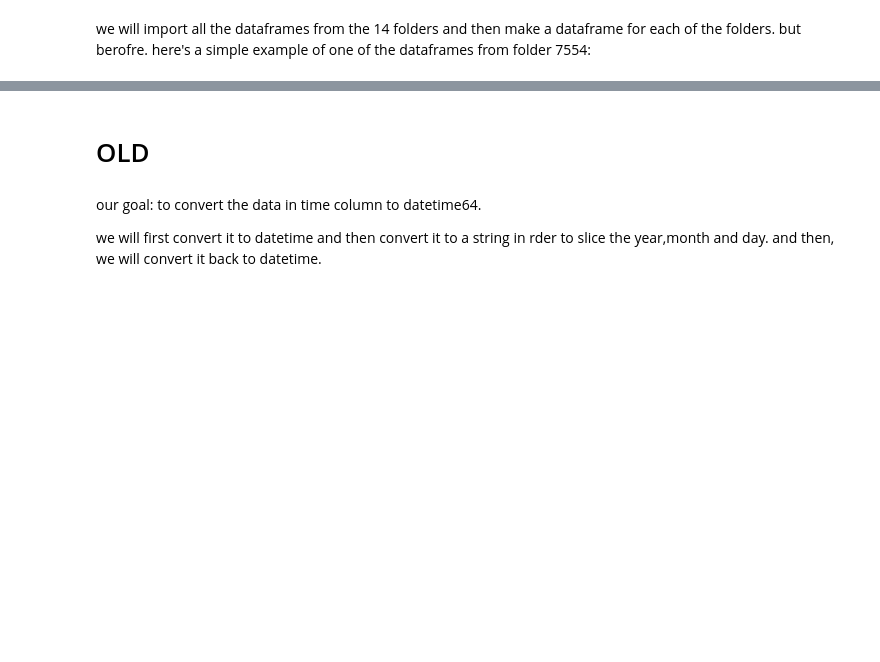
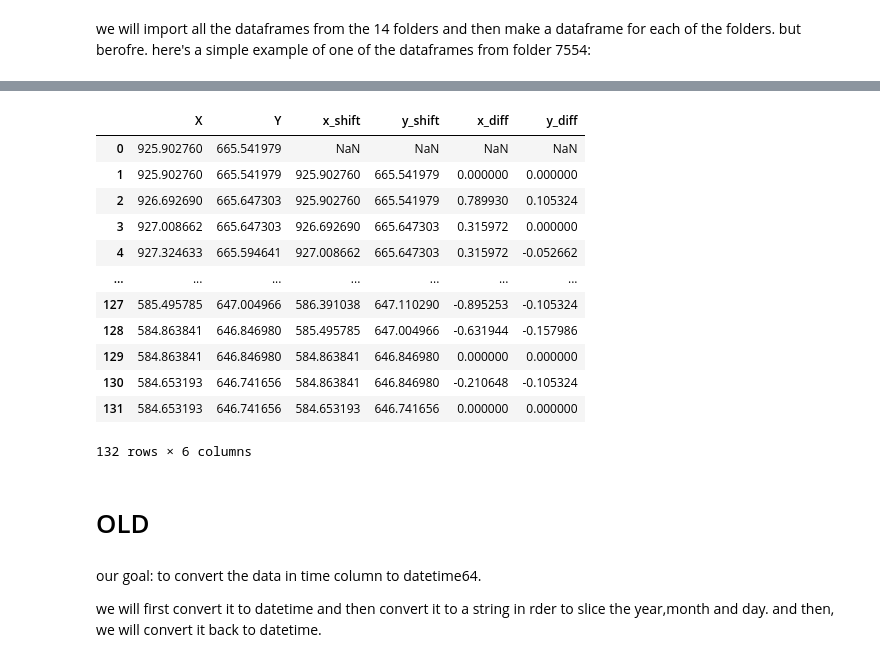
Before and after one commit to BabyBlue555/firstYear_semB_project, a Jupyter notebook: task4.ipynb, the cells around one changed output, grey strips where cells are left out. Drawn from its saved outputs; the diff is of its cells as text; code cells hidden in the pictures; blank space fills up the shorter version.

```diff
--- a/task4.ipynb
+++ b/task4.ipynb
@@ -388,0 +441,38 @@ this is the number of hand raising in the df:
+# %%
+df_slope = pd.DataFrame()
+
+df_slope['X']= df['X'].copy().to_frame()
+df_slope['Y']= df['Y'].copy().to_frame()
+
+df_slope['x_shift']=df_slope['X'].shift(periods = 1)
+df_slope['y_shift']=df_slope['Y'].shift(periods = 1)
+
+df_slope['x_diff']=df_slope['X'].sub(df_slope['x_shift'])
+df_slope['y_diff']=df_slope['Y'].sub(df_slope['y_shift'])
+
+# df_slope['point2']=
+
+#  df_time = pd.DataFrame()
+#     df_time['time']= df[' Time'].copy().to_frame()
+#     df_time['time_shift']=df_time['time'].shift(periods = 1)
+# #     print(df_time)
+#     df_time['time']=convert_to_float(df_time,'time')
+#     df_time['time_shift']=convert_to_float(df_time,'time_shift')
+#     df_time['Diff']=df_time['time'].sub(df_time['time_shift'])
+#     print(df_time)
+# %%
+df_slope
+# %% [output]
+|  | X | Y | x_shift | y_shift | x_diff | y_diff |
+| 0 | 925.902760 | 665.541979 | NaN | NaN | NaN | NaN |
+| 1 | 925.902760 | 665.541979 | 925.902760 | 665.541979 | 0.000000 | 0.000000 |
+| 2 | 926.692690 | 665.647303 | 925.902760 | 665.541979 | 0.789930 | 0.105324 |
+| 3 | 927.008662 | 665.647303 | 926.692690 | 665.647303 | 0.315972 | 0.000000 |
+| 4 | 927.324633 | 665.594641 | 927.008662 | 665.647303 | 0.315972 | -0.052662 |
+| ... | ... | ... | ... | ... | ... | ... |
+| 127 | 585.495785 | 647.004966 | 586.391038 | 647.110290 | -0.895253 | -0.105324 |
+| 128 | 584.863841 | 646.846980 | 585.495785 | 647.004966 | -0.631944 | -0.157986 |
+| 129 | 584.863841 | 646.846980 | 584.863841 | 646.846980 | 0.000000 | 0.000000 |
+| 130 | 584.653193 | 646.741656 | 584.863841 | 646.846980 | -0.210648 | -0.105324 |
+| 131 | 584.653193 | 646.741656 | 584.653193 | 646.741656 | 0.000000 | 0.000000 |
+132 rows × 6 columns
```
Also changed, not shown: parts of 61 cells of this notebook.
